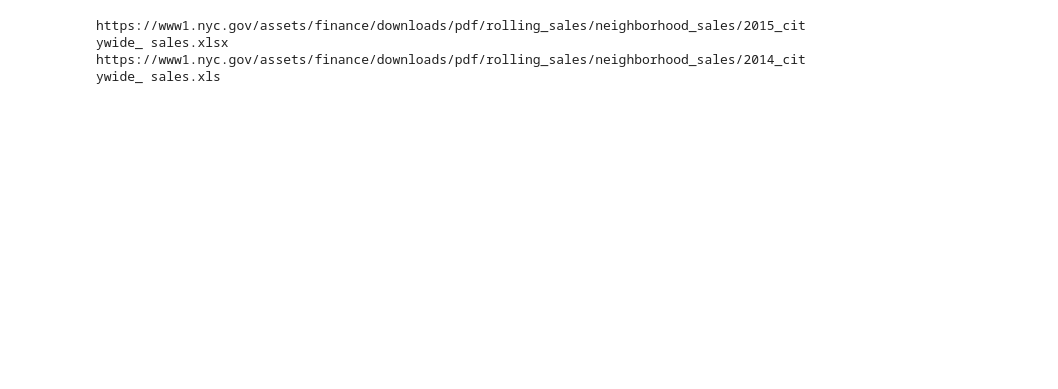
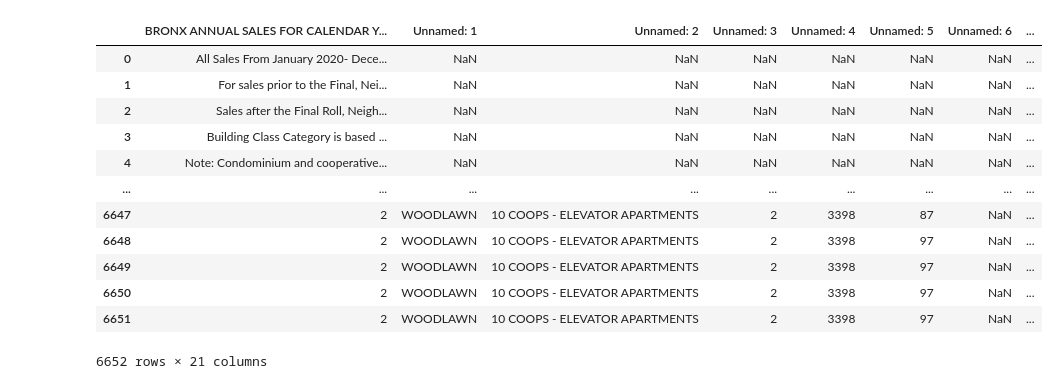
Before and after one commit to sammyschapps87/Independent_Study_NYC_Real_Estate_Evaluation, a Jupyter notebook: fresh_start.ipynb, the cells around one changed output. Saved outputs shown, nothing was run; the diff lists cells and outputs as text; code cells hidden in the pictures; blank space fills up the shorter version.

```diff
--- a/fresh_start.ipynb
+++ b/fresh_start.ipynb
@@ -30,5 +17,10 @@ nyc_soup = BeautifulSoup(requests.get("https://www1.nyc.gov/site/finance/taxes/p
 # %%
 url_list = []
 
-for tr in list(nyc_soup.find_all("tr"))[8:22]:
-    url_list.append(f"https://www1.nyc.gov{tr.find_all('a')[1]['href']}")
+for tr in list(nyc_soup.find_all("tr"))[23:]:
+    try:
+        url_list.append(f"https://www1.nyc.gov{tr.find_all('a')[1]['href']}")
+    except:
+        pass
+
+url_list
@@ -35,10 +45,24 @@ for tr in list(nyc_soup.find_all("tr"))[8:22]:
 # %%
 list_df = []
 for url in url_list:
     try:
         list_df.append(pd.read_excel(url))
     except:
         print(url)
+
+
+list_df[1]
 # %% [output]
+|  | BRONX ANNUAL SALES FOR CALENDAR Y... | Unnamed: 1 | Unnamed: 2 | Unnamed: 3 | Unnamed: 4 | Unnamed: 5 | Unnamed: 6 | ... |
+| 0 | All Sales From January 2020- Dece... | NaN | NaN | NaN | NaN | NaN | NaN | ... |
+| 1 | For sales prior to the Final, Nei... | NaN | NaN | NaN | NaN | NaN | NaN | ... |
+| 2 | Sales after the Final Roll, Neigh... | NaN | NaN | NaN | NaN | NaN | NaN | ... |
+| 3 | Building Class Category is based ... | NaN | NaN | NaN | NaN | NaN | NaN | ... |
+| 4 | Note: Condominium and cooperative... | NaN | NaN | NaN | NaN | NaN | NaN | ... |
+| ... | ... | ... | ... | ... | ... | ... | ... | ... |
+| 6647 | 2 | WOODLAWN | 10 COOPS - ELEVATOR APARTMENTS | 2 | 3398 | 87 | NaN | ... |
+| 6648 | 2 | WOODLAWN | 10 COOPS - ELEVATOR APARTMENTS | 2 | 3398 | 97 | NaN | ... |
+| 6649 | 2 | WOODLAWN | 10 COOPS - ELEVATOR APARTMENTS | 2 | 3398 | 97 | NaN | ... |
+| 6650 | 2 | WOODLAWN | 10 COOPS - ELEVATOR APARTMENTS | 2 | 3398 | 97 | NaN | ... |
+| 6651 | 2 | WOODLAWN | 10 COOPS - ELEVATOR APARTMENTS | 2 | 3398 | 97 | NaN | ... |
-https://www1.nyc.gov/assets/finance/downloads/pdf/rolling_sales/neighborhood_sales/2015_citywide_ sales.xlsx
-https://www1.nyc.gov/assets/finance/downloads/pdf/rolling_sales/neighborhood_sales/2014_citywide_ sales.xls
+6652 rows × 21 columns
```
Also changed, not shown: parts of 6 cells of this notebook.
